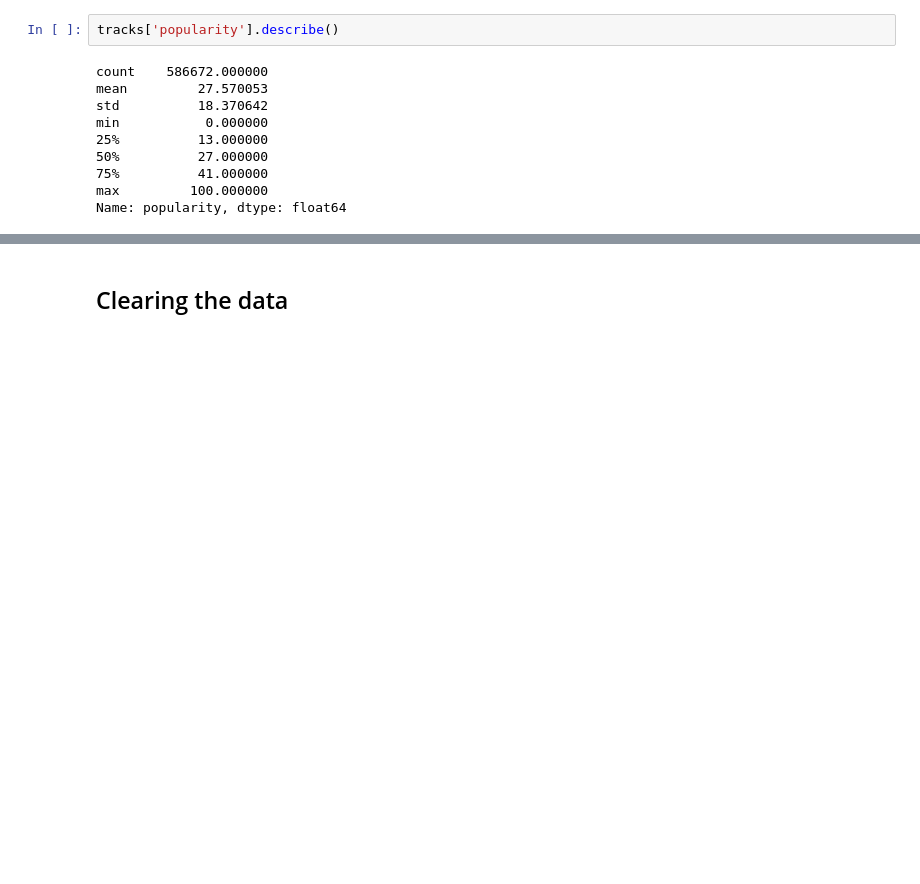
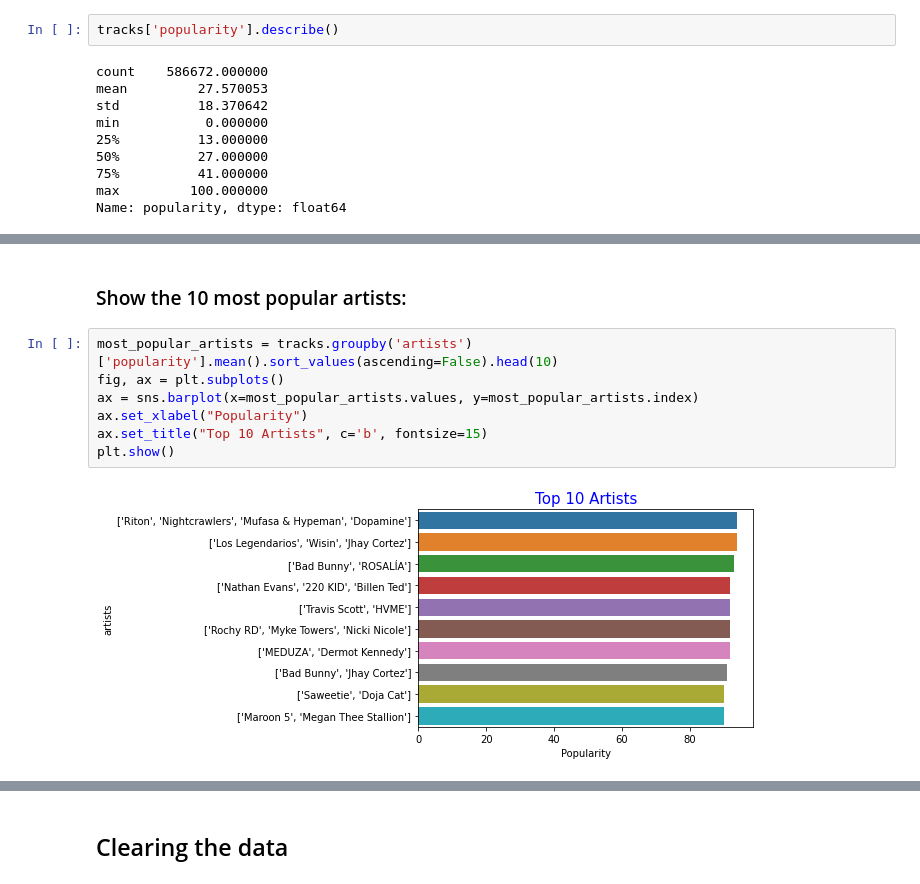
Before and after one commit to kggold4/final-project-machine-learning, a Jupyter notebook: spotify_classification.ipynb, the cells around one changed output, grey strips where cells are left out. Saved outputs shown, nothing was run; the diff lists cells and outputs as text; blank space fills up the shorter version.

```diff
--- a/spotify_classification.ipynb
+++ b/spotify_classification.ipynb
@@ -155,0 +233,11 @@ Name: name, dtype: object
+# %% [markdown]
+### Show the 10 most popular artists:
+# %%
+most_popular_artists = tracks.groupby('artists')['popularity'].mean().sort_values(ascending=False).head(10)
+fig, ax = plt.subplots()
+ax = sns.barplot(x=most_popular_artists.values, y=most_popular_artists.index)
+ax.set_xlabel("Popularity")
+ax.set_title("Top 10 Artists", c='b', fontsize=15)
+plt.show()
+# %% [output]
+[figure, added]
```
Also changed, not shown: parts of 42 cells of this notebook, 1 other file.
